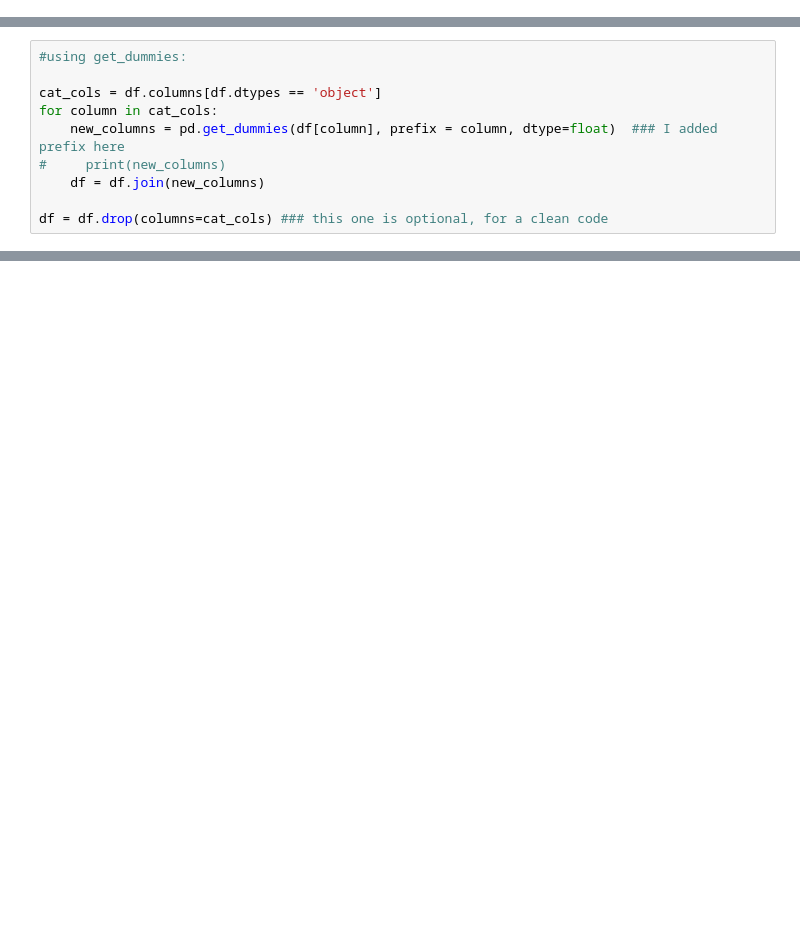
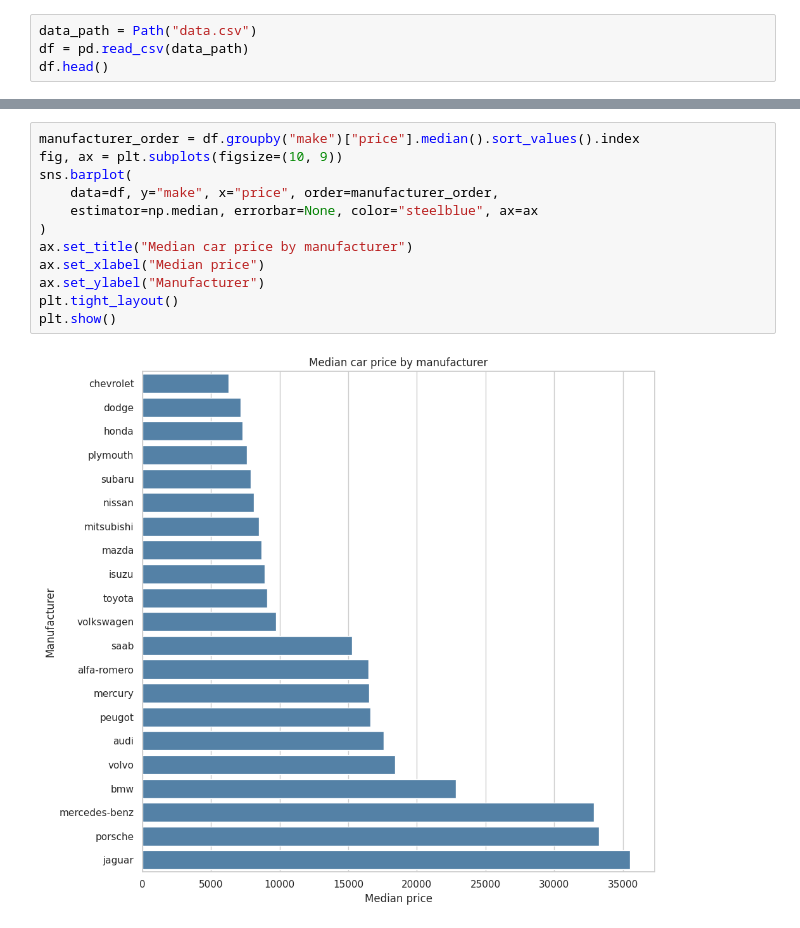
Before and after one commit to K1M1A-K1/Car-Price-Prediction-With-Linear-Regression, a Jupyter notebook: price_prediction.ipynb, the cells around one changed output, grey strips where cells are left out. Cells and saved outputs as stored; diff of their text form; blank space fills up the shorter version.

```diff
--- a/price_prediction.ipynb
+++ b/price_prediction.ipynb
@@ -39,0 +29,4 @@ memory usage: 36.3+ KB
+# %%
+data_path = Path("data.csv")
+df = pd.read_csv(data_path)
+df.head()
@@ -189,10 +75,0 @@ plt.show()
-# %%
-#using get_dummies:
-
-cat_cols = df.columns[df.dtypes == 'object']
-for column in cat_cols:
-    new_columns = pd.get_dummies(df[column], prefix = column, dtype=float)  ### I added prefix here
-#     print(new_columns)
-    df = df.join(new_columns)
-
-df = df.drop(columns=cat_cols) ### this one is optional, for a clean code
@@ -344,0 +162,14 @@ The root mean squared error = 0.004219400578139073
+# %%
+manufacturer_order = df.groupby("make")["price"].median().sort_values().index
+fig, ax = plt.subplots(figsize=(10, 9))
+sns.barplot(
+    data=df, y="make", x="price", order=manufacturer_order,
+    estimator=np.median, errorbar=None, color="steelblue", ax=ax
+)
+ax.set_title("Median car price by manufacturer")
+ax.set_xlabel("Median price")
+ax.set_ylabel("Manufacturer")
+plt.tight_layout()
+plt.show()
+# %% [output]
+[figure, added]
```
Also changed, not shown: parts of 60 cells of this notebook.
